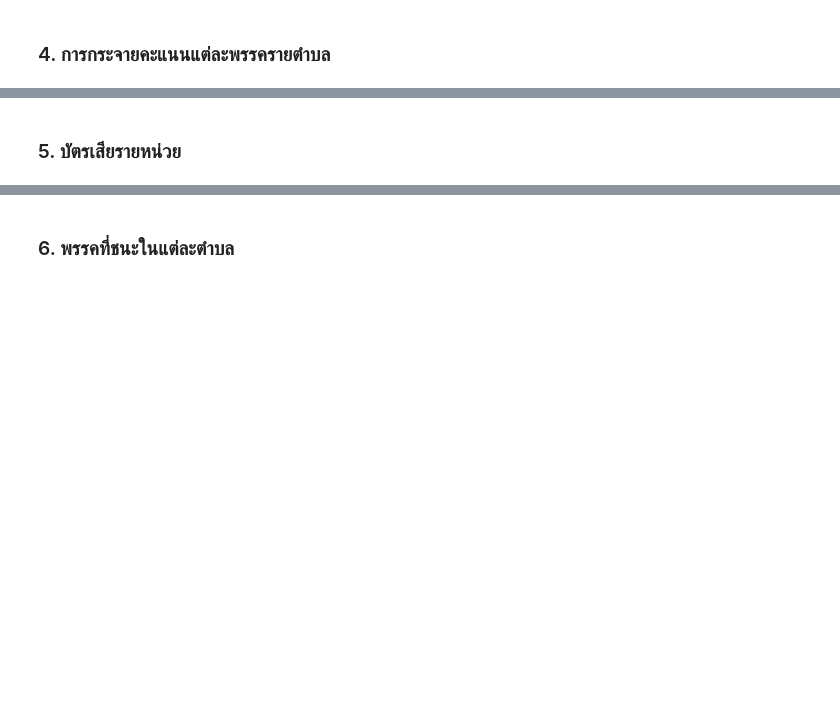
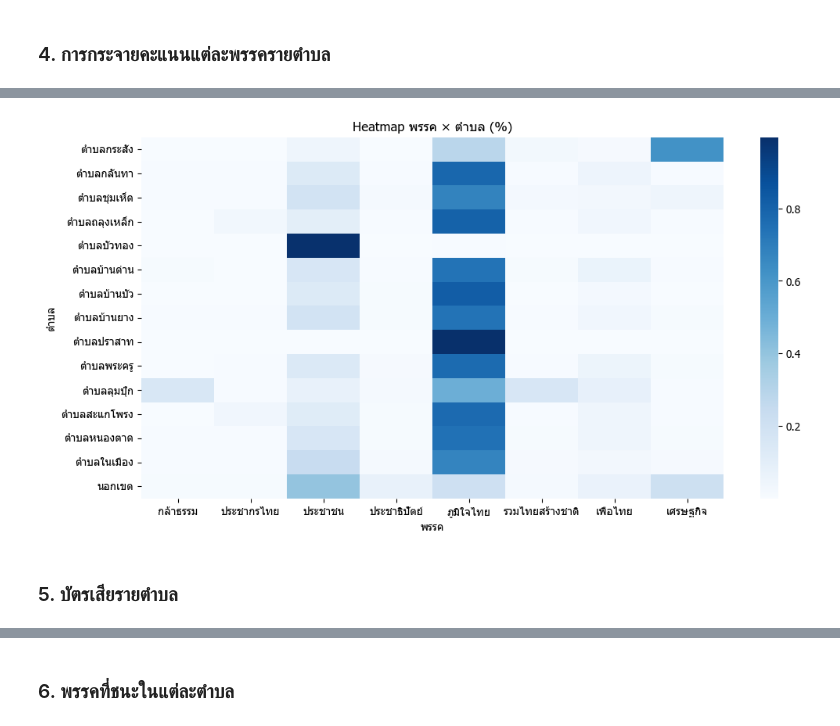
Before and after one commit to polar-bear-cu/dsde-buriram-1, a Jupyter notebook: 02_process.ipynb, the cells around one changed output, grey strips where cells are left out. Saved outputs shown, nothing was run; the diff lists cells and outputs as text; code cells hidden in the pictures; blank space fills up the shorter version.

```diff
--- a/02_process.ipynb
+++ b/02_process.ipynb
@@ -161,3 +263,18 @@ plt.show()
+# %%
+pivot_const = district_scores.pivot_table(index="ตำบล", columns="พรรค", values="คะแนน",
+                                          aggfunc="sum", fill_value=0)
+
+pivot_const_pct = pivot_const.div(pivot_const.sum(axis=1), axis=0)
+
+top_const = pivot_const_pct.sum().index
+pivot_const_pct = pivot_const_pct[top_const]
+
+plt.figure(figsize=(12,6))
+sns.heatmap(pivot_const_pct, cmap="Blues")
+plt.title("Heatmap พรรค × ตำบล (%)")
+plt.show()
+# %% [output]
+[figure, added]
 # %% [markdown]
-### 5. บัตรเสียรายหน่วย
+### 5. บัตรเสียรายตำบล
 # %%
```
Also changed, not shown: parts of 32 cells of this notebook.
